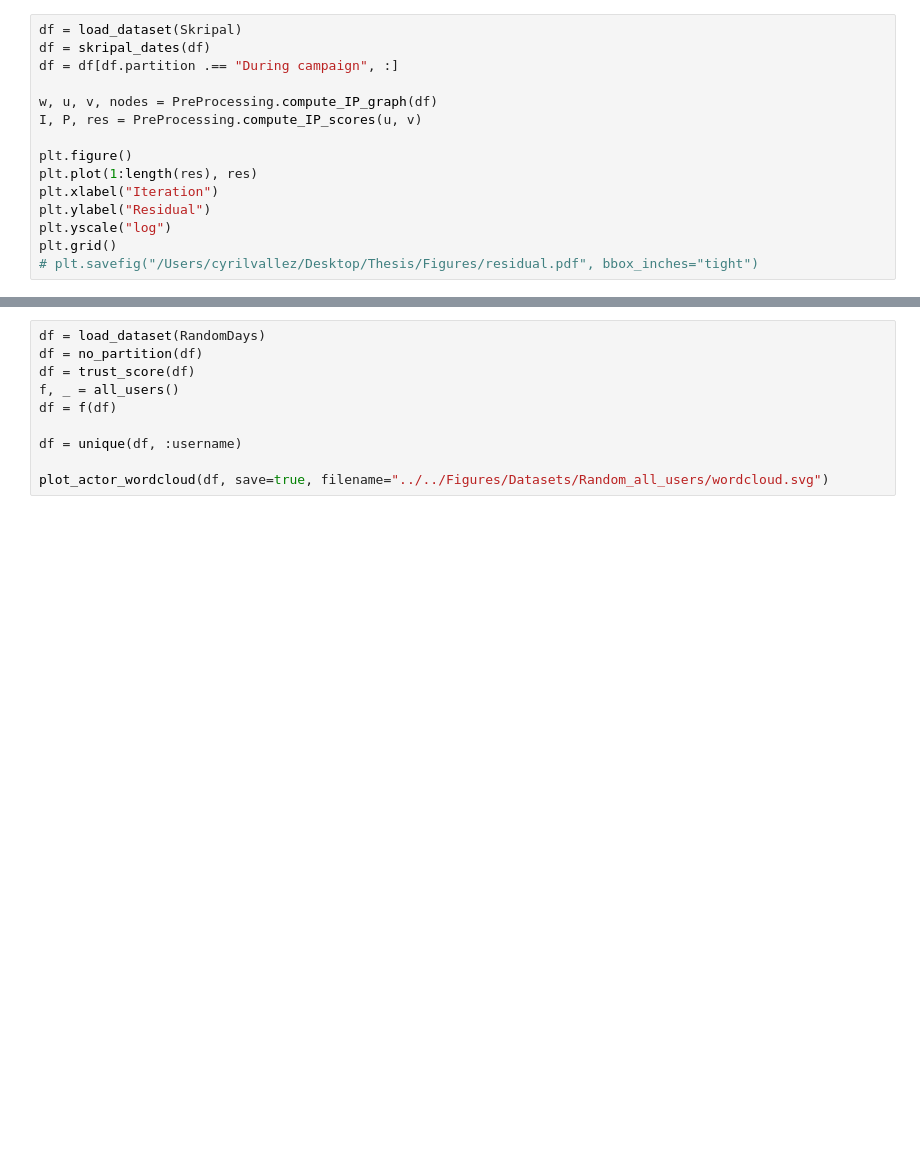
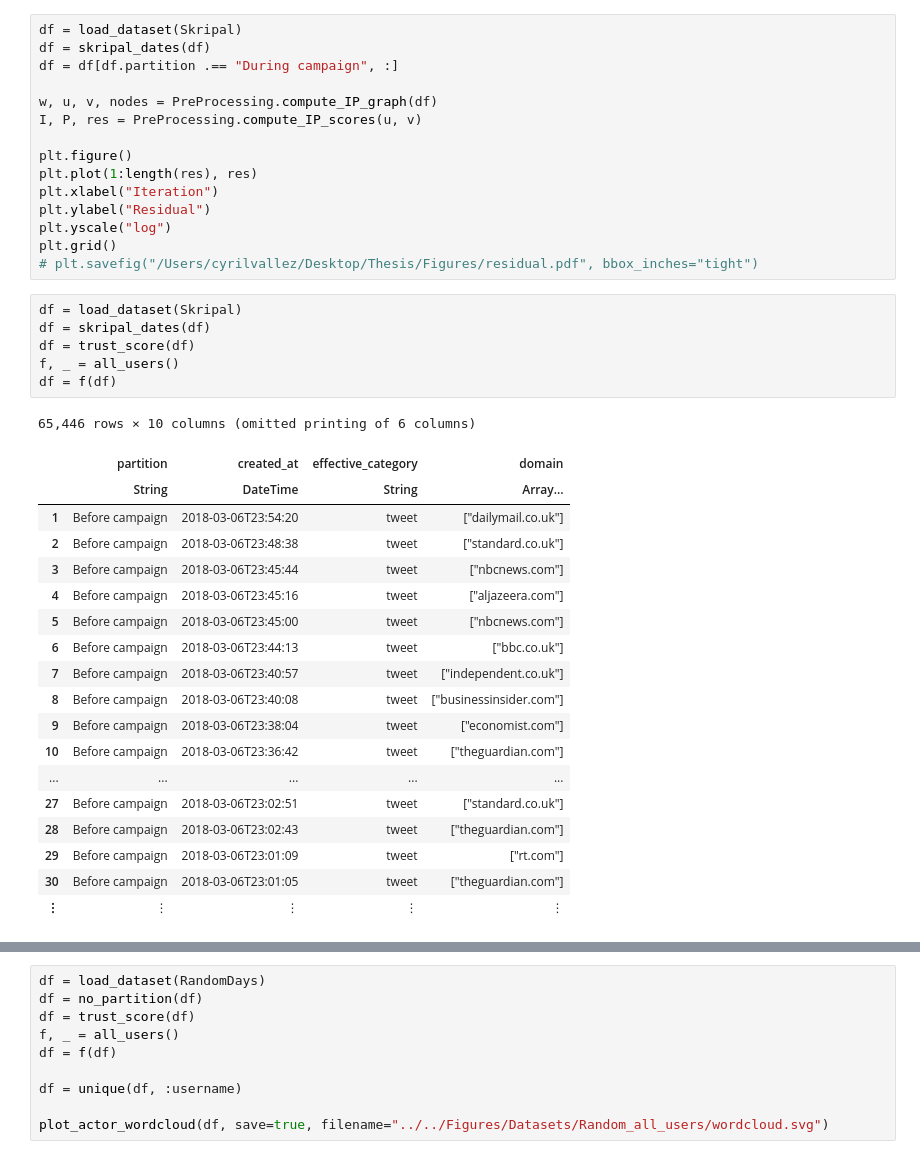
Before and after one commit to Cyrilvallez/Measuring-Influence-Twitter, a Jupyter notebook: Julia/Notebooks/test.ipynb, the cells around one changed output, grey strips where cells are left out. Drawn from its saved outputs; the diff is of its cells as text; blank space fills up the shorter version.

```diff
--- a/Julia/Notebooks/test.ipynb
+++ b/Julia/Notebooks/test.ipynb
@@ -20,3 +20,29 @@ plt.ylabel("Residual")
 plt.yscale("log")
 plt.grid()
 # plt.savefig("/Users/cyrilvallez/Desktop/Thesis/Figures/residual.pdf", bbox_inches="tight")
+# %%
+df = load_dataset(Skripal)
+df = skripal_dates(df)
+df = trust_score(df)
+f, _ = all_users()
+df = f(df)
+# %% [output]
+65,446 rows × 10 columns (omitted printing of 6 columns)
+|  | partition | created_at | effective_category | domain |
+|  | String | DateTime | String | Array… |
+| 1 | Before campaign | 2018-03-06T23:54:20 | tweet | ["dailymail.co.uk"] |
+| 2 | Before campaign | 2018-03-06T23:48:38 | tweet | ["standard.co.uk"] |
+| 3 | Before campaign | 2018-03-06T23:45:44 | tweet | ["nbcnews.com"] |
+| 4 | Before campaign | 2018-03-06T23:45:16 | tweet | ["aljazeera.com"] |
+| 5 | Before campaign | 2018-03-06T23:45:00 | tweet | ["nbcnews.com"] |
+| 6 | Before campaign | 2018-03-06T23:44:13 | tweet | ["bbc.co.uk"] |
+| 7 | Before campaign | 2018-03-06T23:40:57 | tweet | ["independent.co.uk"] |
+| 8 | Before campaign | 2018-03-06T23:40:08 | tweet | ["businessinsider.com"] |
+| 9 | Before campaign | 2018-03-06T23:38:04 | tweet | ["economist.com"] |
+| 10 | Before campaign | 2018-03-06T23:36:42 | tweet | ["theguardian.com"] |
+| ... | ... | ... | ... | ... |
+| 27 | Before campaign | 2018-03-06T23:02:51 | tweet | ["standard.co.uk"] |
+| 28 | Before campaign | 2018-03-06T23:02:43 | tweet | ["theguardian.com"] |
+| 29 | Before campaign | 2018-03-06T23:01:09 | tweet | ["rt.com"] |
+| 30 | Before campaign | 2018-03-06T23:01:05 | tweet | ["theguardian.com"] |
+| ⋮ | ⋮ | ⋮ | ⋮ | ⋮ |
```
Also changed, not shown: parts of 29 cells of this notebook, 44 other files.
